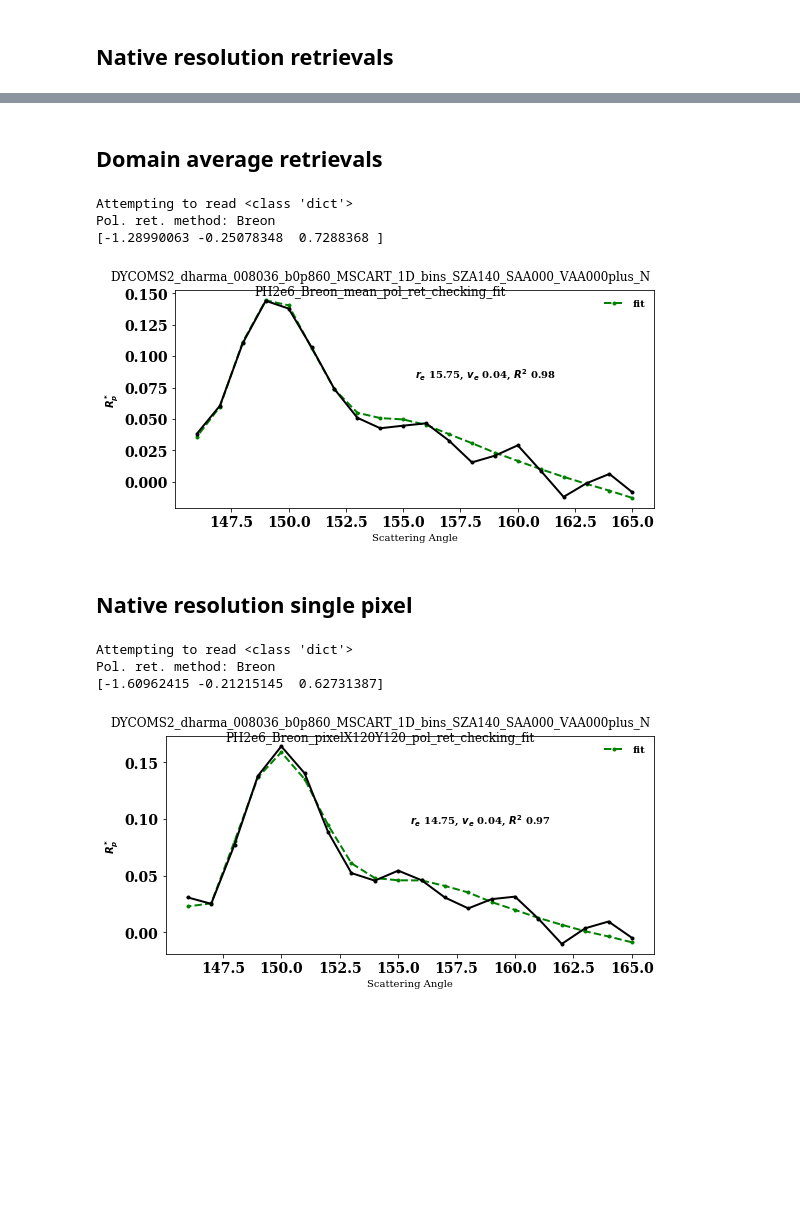
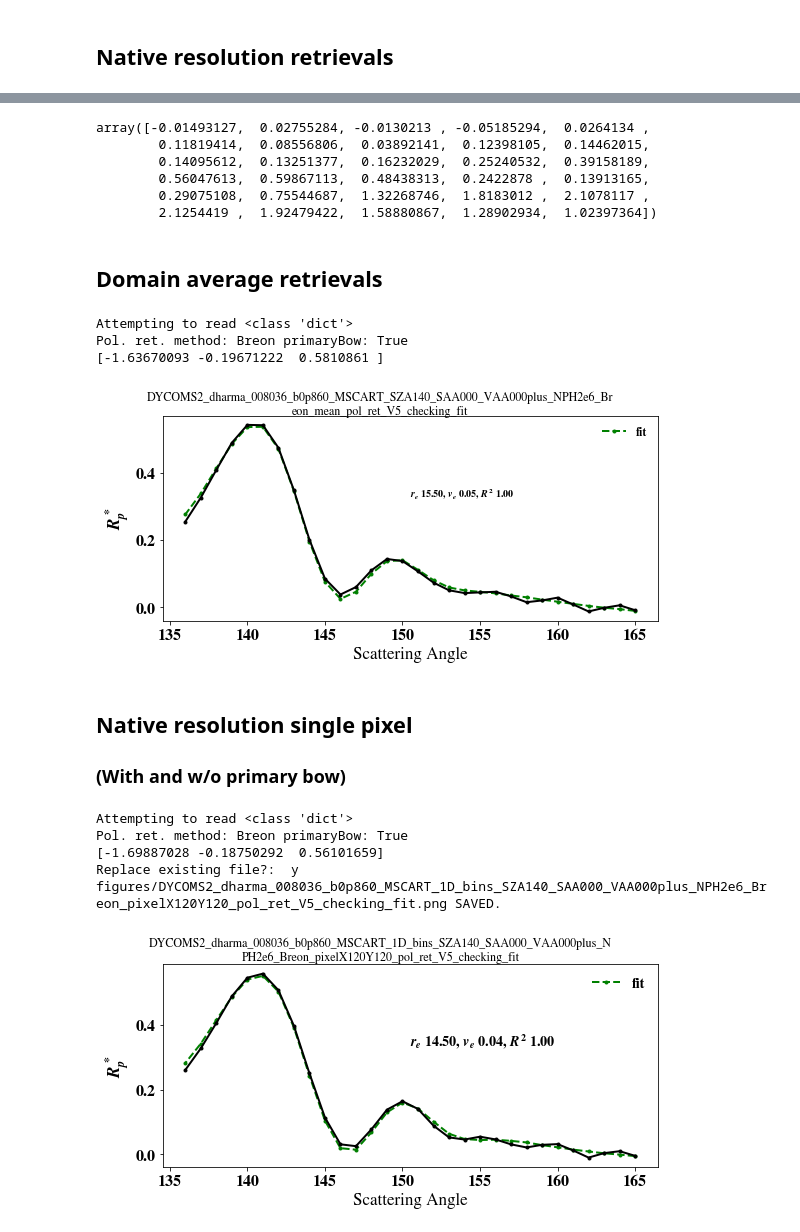
Before and after one commit to cpnHere/ACRS, a Jupyter notebook: Retrievals/Pol_retrievals/analysis_pol_ret.ipynb, the cells around one changed output, grey strips where cells are left out. Saved outputs shown, nothing was run; the diff lists cells and outputs as text; code cells hidden in the pictures; blank space fills up the shorter version.

Commit message:
Intermediate. Testing ATEXc issues. Added simple example case to do retrievals.

```diff
--- a/Retrievals/Pol_retrievals/analysis_pol_ret.ipynb
+++ b/Retrievals/Pol_retrievals/analysis_pol_ret.ipynb
@@ -1,5 +7,11 @@
 # %%
-from pol_ret_analysis import *
+#from pol_ret_analysis import *
+import numpy as np
+import matplotlib.pyplot as plt
+from textwrap import wrap
+from cpnLES_MSCARTlib import LES_case
+from cpnRetrievalslib import  Pol_ret_P12Lib
+import cpnCommonlib as cpn
 cpn.setup_figures(plt)
 #case definitions
 sza='140'
@@ -12,9 +24,14 @@ P12Lib=Pol_ret_P12Lib(fname='Pol_ret_PM_library_0p860_2p13_V3.hdf5')
 P12Lib.loadP12Lib()
 
 #Reading RT simulations
+'''
 LEScase=LES_case('DYCOMS2_dharma_008036_b'+band+'_MSCART_SZA'+str(sza)+'_SAA000_VAA000plus_NPH2e6.hdf5',\
                  '/umbc/xfs1/zzbatmos/users/charaj1/LES_MSCART_v2/',\
                  RT1Dname='DYCOMS2_dharma_008036_b'+band+'_MSCART_1D_bins_SZA'+str(sza)+'_SAA000_VAA000plus_NPH1e5.hdf5')
+'''
+LEScase=LES_case('ATEXc_dharma_007877_b'+band+'_MSCART_SZA'+str(sza)+'_SAA000_VAA000plus_NPH1e6.hdf5',\
+                 '/umbc/xfs1/zzbatmos/users/charaj1/taki/ACRS/LES_MSCART/ATEXc/',\
+                 RT1Dname='ATEXc_dharma_007877_b'+band+'_MSCART_1D_bins_SZA'+str(sza)+'_SAA000_VAA000plus_NPH1e5.hdf5')
 #Reading NJK retrievals
 ret_save_dir='/umbc/xfs1/zzbatmos/users/charaj1/taki/ACRS/Retrievals/NJK_retrievals/data/'
 NJK=cpn.load_obj(ret_save_dir+'NJK_retrievals_DYCOMS2_dharma_008036_b2p13_b0p860_MSCART_SZA'+sza+'_SAA000_VAA000plus_NPH2e6',\
@@ -53,30 +115,43 @@ IndexError: too many indices for array
+# %%
+yAll[X,Y]
+# %% [output]
+array([-0.01493127,  0.02755284, -0.0130213 , -0.05185294,  0.0264134 ,
+        0.11819414,  0.08556806,  0.03892141,  0.12398105,  0.14462015,
+        0.14095612,  0.13251377,  0.16232029,  0.25240532,  0.39158189,
+        0.56047613,  0.59867113,  0.48438313,  0.2422878 ,  0.13913165,
+        0.29075108,  0.75544687,  1.32268746,  1.8183012 ,  2.1078117 ,
+        2.1254419 ,  1.92479422,  1.58880867,  1.28902934,  1.02397364])
 # %% [markdown]
 ## Domain average retrievals
 # %%
 #Reading Polarimetric retrievals
-filename='DYCOMS2_dharma_008036_b0p860_MSCART_1D_bins_SZA140_SAA000_VAA000plus_NPH2e6_Breon_mean_pol_ret'
+#filename='DYCOMS2_dharma_008036_b0p860_MSCART_1D_bins_SZA140_SAA000_VAA000plus_NPH2e6_Breon_mean_pol_ret'
+filename='DYCOMS2_dharma_008036_b0p860_MSCART_SZA140_SAA000_VAA000plus_NPH2e6_Breon_mean_pol_ret_V5'; primaryBow=True
 data=cpn.load_obj(filename,encoding='latin1')
 ret_Re=data['ret_Re']
 ret_Ve=data['ret_Ve']
 abc   =data['abc']
 Qls   =data['Qls']
 Rsq   =data['Rsq']
 Q_in2= LEScase.RT.MeanPRad[:,:,:,1].mean(axis=1).mean(axis=1)
 fig1_ttl=filename+'_checking_fit'
-fig1,ax1=check_fit(Q_in2,abc,ret_Re,ret_Ve,Rsq,P12Lib,LEScase,method)
+fig1,ax1=check_fit(Q_in2,abc,ret_Re,ret_Ve,Rsq,P12Lib,LEScase,method,primaryBow=primaryBow)
 fig1.suptitle("\n".join(wrap(fig1_ttl,70)),size=12)
-fig1.tight_layout(rect=[0,0,1,0.96])
+fig1.tight_layout(rect=[0,0,1,0.93])
 print(abc)
 # %% [output]
 Attempting to read <class 'dict'>
-Pol. ret. method: Breon
-[-1.28990063 -0.25078348  0.7288368 ]
+Pol. ret. method: Breon primaryBow: True
+[-1.63670093 -0.19671222  0.5810861 ]
-[figure, old version]
+[figure, new version]
 # %% [markdown]
 ## Native resolution single pixel
+### (With and w/o primary bow)
 # %%
-#Reading Polarimetric retrievals
-filename='DYCOMS2_dharma_008036_b0p860_MSCART_1D_bins_SZA140_SAA000_VAA000plus_NPH2e6_Breon_pixelX120Y120_pol_ret'
+#Without primary bow
+#filename='DYCOMS2_dharma_008036_b0p860_MSCART_1D_bins_SZA140_SAA000_VAA000plus_NPH2e6_Breon_pixelX120Y120_pol_ret'; primaryBow=False
+#With primary bow
+filename='DYCOMS2_dharma_008036_b0p860_MSCART_1D_bins_SZA140_SAA000_VAA000plus_NPH2e6_Breon_pixelX120Y120_pol_ret_V5'; primaryBow=True
 X,Y=120,120
 data=cpn.load_obj(filename,encoding='latin1')
 ret_Re=data['ret_Re']
@@ -88,12 +163,15 @@ yAll  =data['yAll']
 x     =data['x']
 Q_in2= LEScase.RT.MeanPRad[:,X,Y,1]
 fig1_ttl=filename+'_checking_fit'
-fig1,ax1=check_fit2(yAll,x,abc,ret_Re,ret_Ve,Rsq,P12Lib,LEScase,method)
+fig1,ax1=check_fit2(yAll,x,abc,ret_Re,ret_Ve,Rsq,P12Lib,LEScase,method,primaryBow=primaryBow)
 fig1.suptitle("\n".join(wrap(fig1_ttl,70)),size=12)
-fig1.tight_layout(rect=[0,0,1,0.96])
+fig1.tight_layout(rect=[0,0,1,0.92])
 print(abc)
+cpn.savefig(fig1,fig1_ttl,'figures/')
 # %% [output]
 Attempting to read <class 'dict'>
-Pol. ret. method: Breon
-[-1.60962415 -0.21215145  0.62731387]
+Pol. ret. method: Breon primaryBow: True
+[-1.69887028 -0.18750292  0.56101659]
+Replace existing file?:  y
+figures/DYCOMS2_dharma_008036_b0p860_MSCART_1D_bins_SZA140_SAA000_VAA000plus_NPH2e6_Breon_pixelX120Y120_pol_ret_V5_checking_fit.png SAVED.
-[figure, old version]
+[figure, new version]
```
Also changed, not shown: parts of 29 cells of this notebook.
